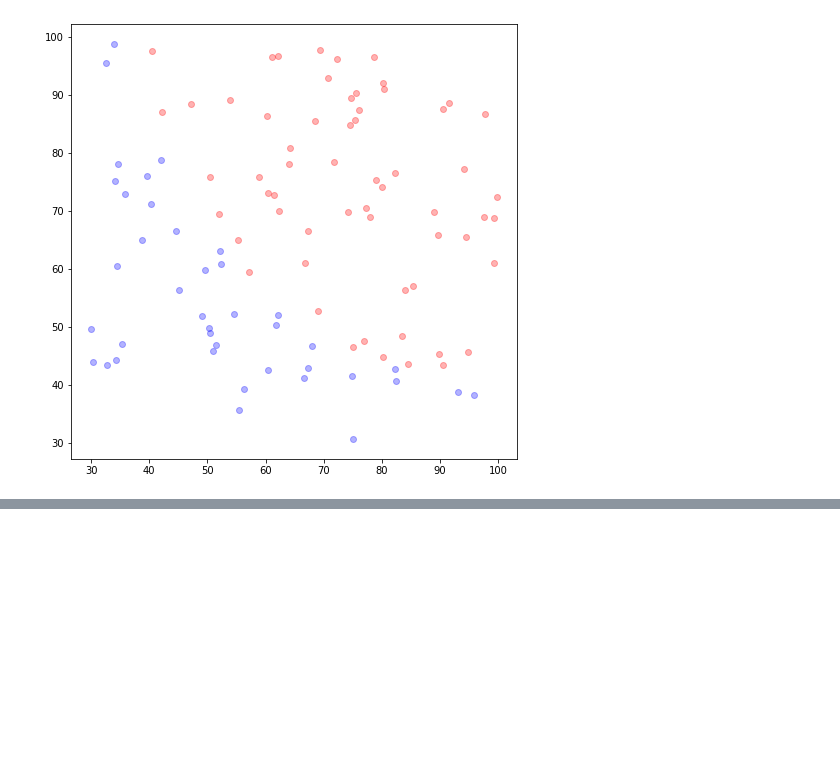
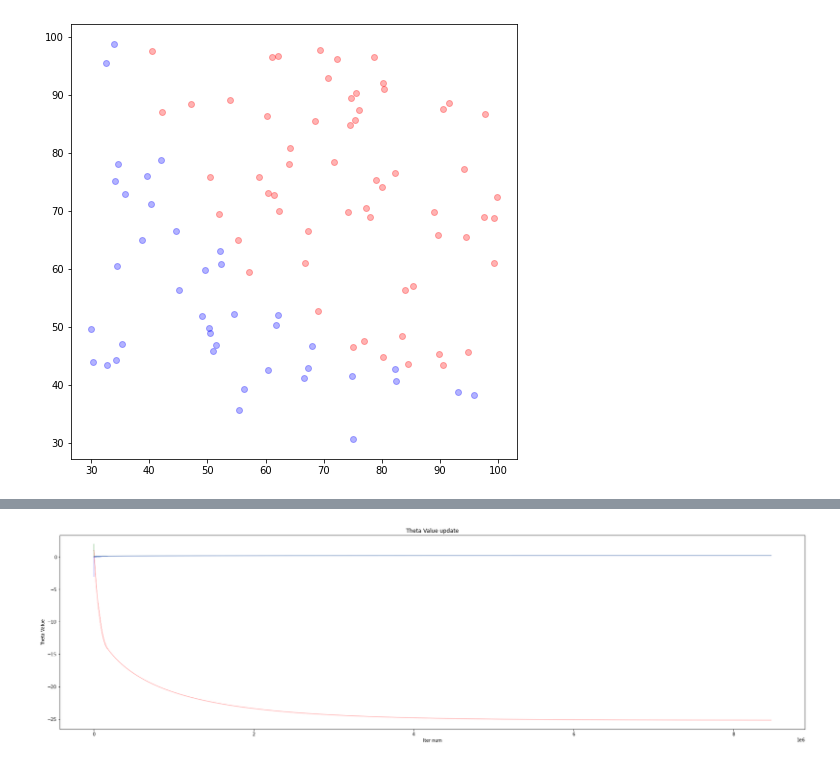
Before and after one commit to RyuJaesang/MachineLearing, a Jupyter notebook: assignment05/MahcineLearningAssignment05.ipynb, the cells around one changed output, grey strips where cells are left out. Saved outputs shown, nothing was run; the diff lists cells and outputs as text; code cells hidden in the pictures; blank space fills up the shorter version.

Commit message:
feat: plot the estimated parameters

```diff
--- a/assignment05/MahcineLearningAssignment05.ipynb
+++ b/assignment05/MahcineLearningAssignment05.ipynb
@@ -37,6 +37,6 @@ plt.show()
 #initialize Train Parameter
 theta0 = 1
 theta1 = 1
-theta2 = 1
+theta2 = -3
 # %%
 #Define linear function & cost function & derivative function of cost function
@@ -74,0 +71,25 @@ while(1):
+# %%
+#Learning
+theta0Value = []
+theta1Value = []
+theta2Value = []
+trainingError = []
+counter = 0
+
+while(1):
+  counter = counter+1
+  theta0Value.append(theta0)
+  theta1Value.append(theta1)
+  theta2Value.append(theta2)
+  trainingError.append(j(x, y, label))
+
+  tempTheta0 = theta0
+  tempTheta1 = theta1
+  tempTheta2 = theta2
+
+  theta0, theta1, theta2 = updateTheta(x, y, label)
+  if (counter%1000) == 0:
+    print("Theta0 : "+str(theta0)+" Theta1 : "+str(theta1)+" Theta2 : "+str(theta2))
+
+  if (round(tempTheta0, 8) == round(theta0, 8)) and (round(tempTheta1, 8) == round(theta1, 8)) and (round(tempTheta2, 8) == round(theta2, 8)):
+    break
@@ -74,0 +114,13 @@ while(1):
+# %%
+#Visualize of Estimated Parameters
+
+plt.figure(figsize=(30, 8))
+plt.plot(range(len(theta0Value)), theta0Value, alpha=0.3, c='r')
+plt.plot(range(len(theta1Value)), theta1Value, alpha=0.3, c='g')
+plt.plot(range(len(theta2Value)), theta2Value, alpha=0.3, c='b')
+plt.title('Theta Value update')
+plt.xlabel('Iter num')
+plt.ylabel('Theta Value')
+plt.show()
+# %% [output]
+[figure, added]
```
Also changed, not shown: parts of 4 cells of this notebook.
